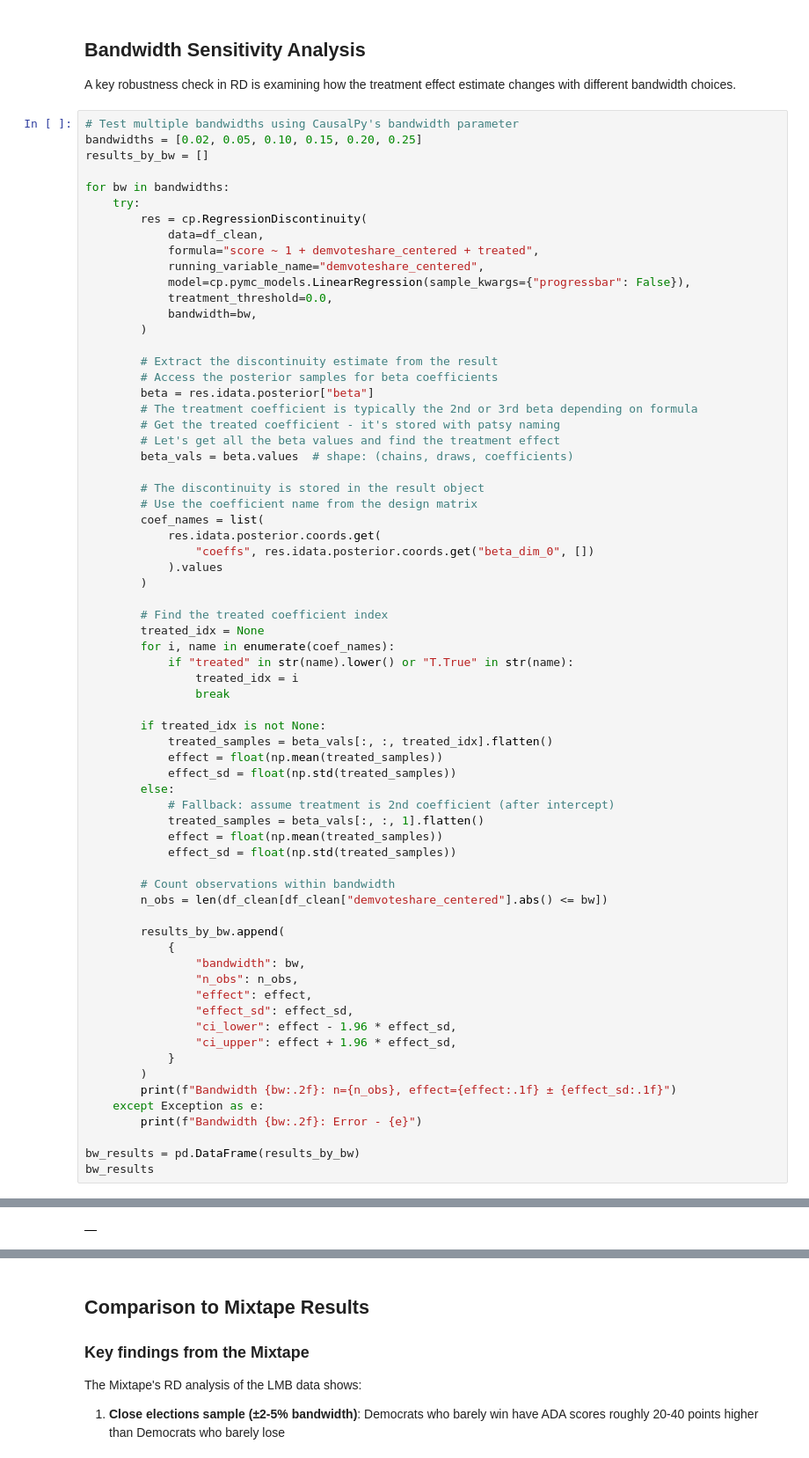
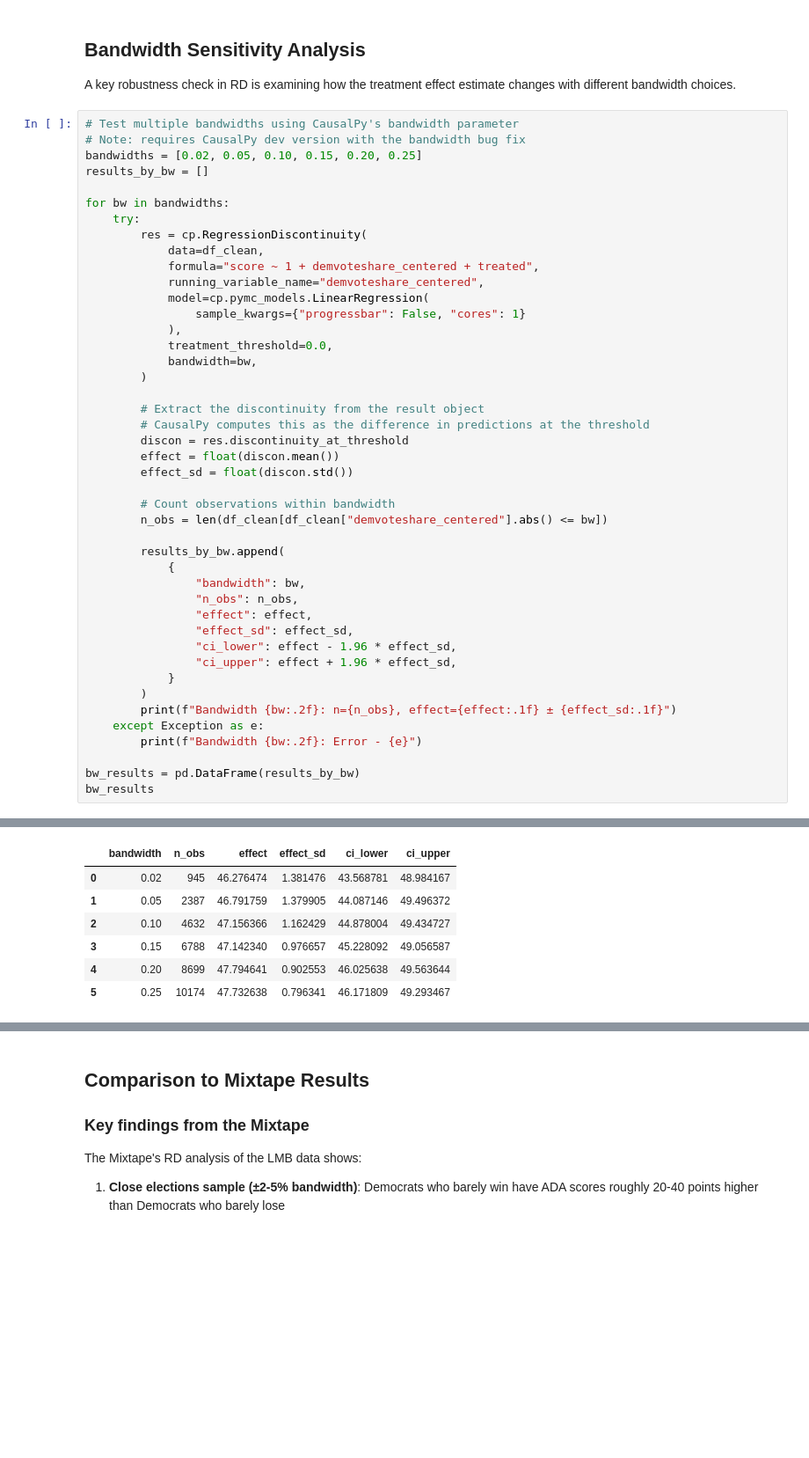
Before and after one commit to drbenvincent/mixtape-causalpy, a Jupyter notebook: notebooks/06_regression_discontinuity.ipynb, the cells around one changed output, grey strips where cells are left out. Shown at 88% size. Cells and saved outputs as stored; diff of their text form; blank space fills up the shorter version.

```diff
--- a/notebooks/06_regression_discontinuity.ipynb
+++ b/notebooks/06_regression_discontinuity.ipynb
@@ -225,6 +225,7 @@ plt.show()
 A key robustness check in RD is examining how the treatment effect estimate changes with different bandwidth choices.
 # %%
 # Test multiple bandwidths using CausalPy's bandwidth parameter
+# Note: requires CausalPy dev version with the bandwidth bug fix
 bandwidths = [0.02, 0.05, 0.10, 0.15, 0.20, 0.25]
 results_by_bw = []
 
@@ -234,43 +235,18 @@ for bw in bandwidths:
             data=df_clean,
             formula="score ~ 1 + demvoteshare_centered + treated",
             running_variable_name="demvoteshare_centered",
-            model=cp.pymc_models.LinearRegression(sample_kwargs={"progressbar": False}),
+            model=cp.pymc_models.LinearRegression(
+                sample_kwargs={"progressbar": False, "cores": 1}
+            ),
             treatment_threshold=0.0,
             bandwidth=bw,
         )
 
-        # Extract the discontinuity estimate from the result
-        # Access the posterior samples for beta coefficients
-        beta = res.idata.posterior["beta"]
-        # The treatment coefficient is typically the 2nd or 3rd beta depending on formula
-        # Get the treated coefficient - it's stored with patsy naming
-        # Let's get all the beta values and find the treatment effect
-        beta_vals = beta.values  # shape: (chains, draws, coefficients)
-
-        # The discontinuity is stored in the result object
-        # Use the coefficient name from the design matrix
-        coef_names = list(
-            res.idata.posterior.coords.get(
-                "coeffs", res.idata.posterior.coords.get("beta_dim_0", [])
-            ).values
-        )
-
-        # Find the treated coefficient index
-        treated_idx = None
-        for i, name in enumerate(coef_names):
-            if "treated" in str(name).lower() or "T.True" in str(name):
-                treated_idx = i
-                break
-
-        if treated_idx is not None:
-            treated_samples = beta_vals[:, :, treated_idx].flatten()
-            effect = float(np.mean(treated_samples))
-            effect_sd = float(np.std(treated_samples))
-        else:
-            # Fallback: assume treatment is 2nd coefficient (after intercept)
-            treated_samples = beta_vals[:, :, 1].flatten()
-            effect = float(np.mean(treated_samples))
-            effect_sd = float(np.std(treated_samples))
+        # Extract the discontinuity from the result object
+        # CausalPy computes this as the difference in predictions at the threshold
+        discon = res.discontinuity_at_threshold
+        effect = float(discon.mean())
+        effect_sd = float(discon.std())
 
         # Count observations within bandwidth
         n_obs = len(df_clean[df_clean["demvoteshare_centered"].abs() <= bw])
@@ -301,4 +337,10 @@ Bandwidth 0.25: Error - name 'x' is not defined
-|  |
+|  | bandwidth | n_obs | effect | effect_sd | ci_lower | ci_upper |
+| 0 | 0.02 | 945 | 46.276474 | 1.381476 | 43.568781 | 48.984167 |
+| 1 | 0.05 | 2387 | 46.791759 | 1.379905 | 44.087146 | 49.496372 |
+| 2 | 0.10 | 4632 | 47.156366 | 1.162429 | 44.878004 | 49.434727 |
+| 3 | 0.15 | 6788 | 47.142340 | 0.976657 | 45.228092 | 49.056587 |
+| 4 | 0.20 | 8699 | 47.794641 | 0.902553 | 46.025638 | 49.563644 |
+| 5 | 0.25 | 10174 | 47.732638 | 0.796341 | 46.171809 | 49.293467 |
 # %%
 # Plot bandwidth sensitivity
 if len(bw_results) > 0:
```
Also changed, not shown: parts of 4 cells of this notebook, 1 other file.
